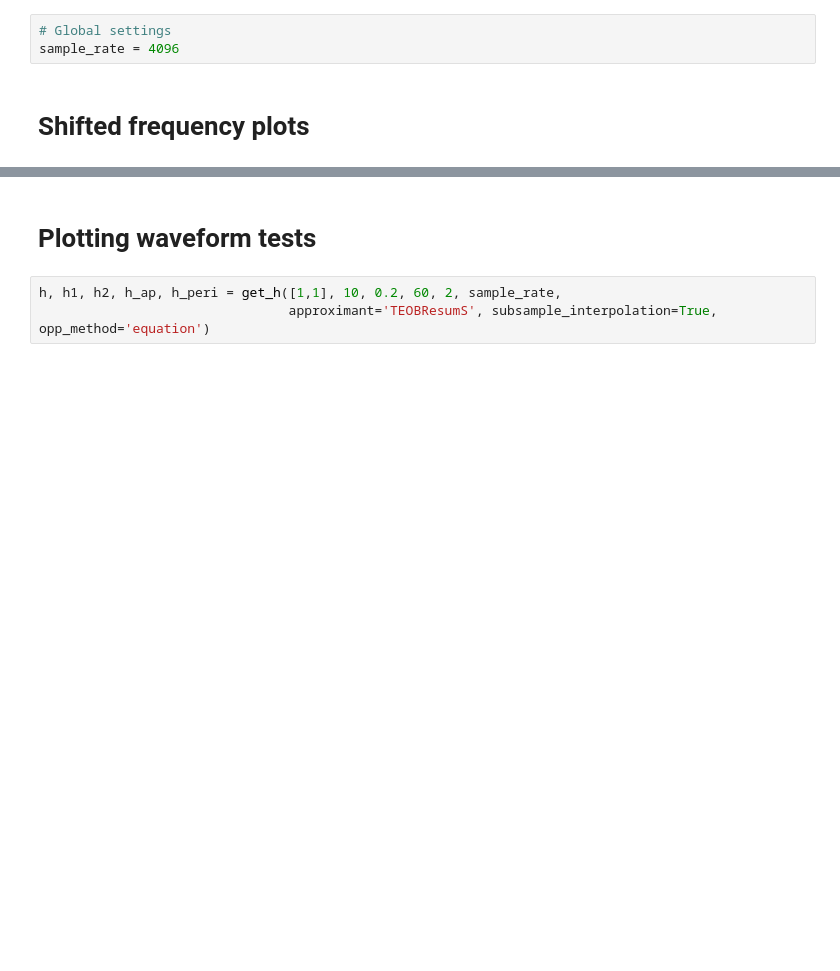
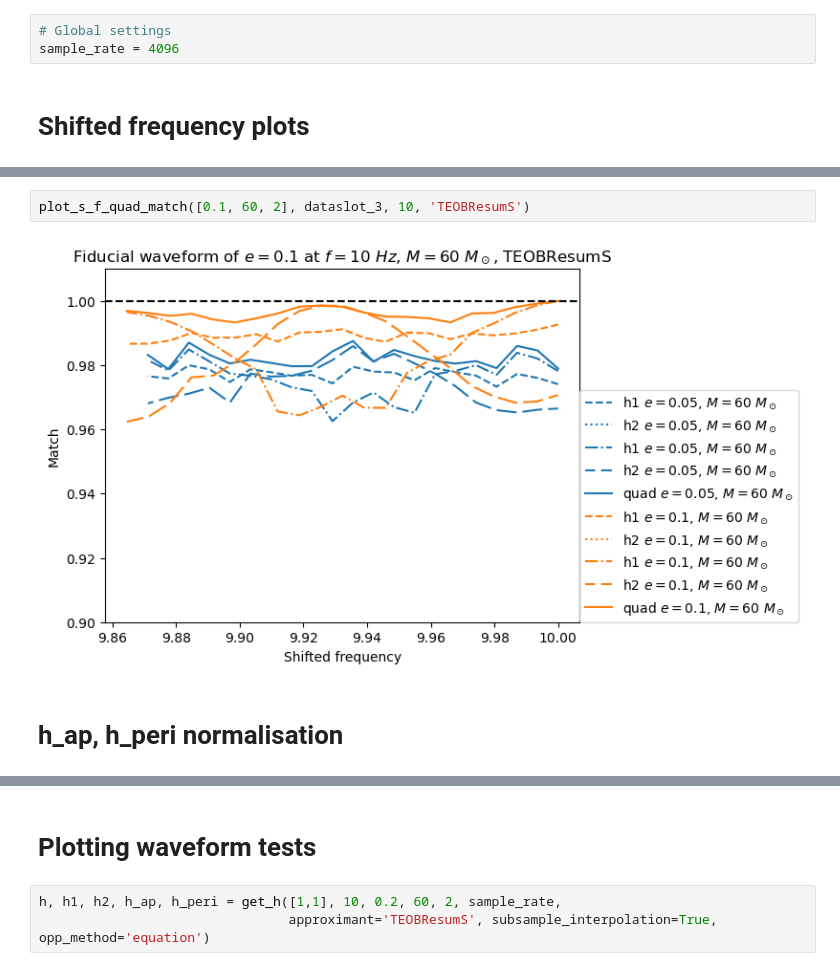
Before and after one commit to BenGPatterson/EccentricBinaries, a Jupyter notebook: notebooks/eccentric_decomposition.ipynb, the cells around one changed output, grey strips where cells are left out. Cells and saved outputs as stored; diff of their text form; blank space fills up the shorter version.

```diff
--- a/notebooks/eccentric_decomposition.ipynb
+++ b/notebooks/eccentric_decomposition.ipynb
@@ -120,0 +141,6 @@ s_f_quad_match([0.2, 60, 2], [(0.1, 60), (0.2, 60)], 51, 10, 'TEOBResumS', match
+# %%
+plot_s_f_quad_match([0.1, 60, 2], dataslot_3, 10, 'TEOBResumS')
+# %% [output]
+[figure, added]
+# %% [markdown]
+# h_ap, h_peri normalisation
```
Also changed, not shown: parts of 22 cells of this notebook, 2 other files.
